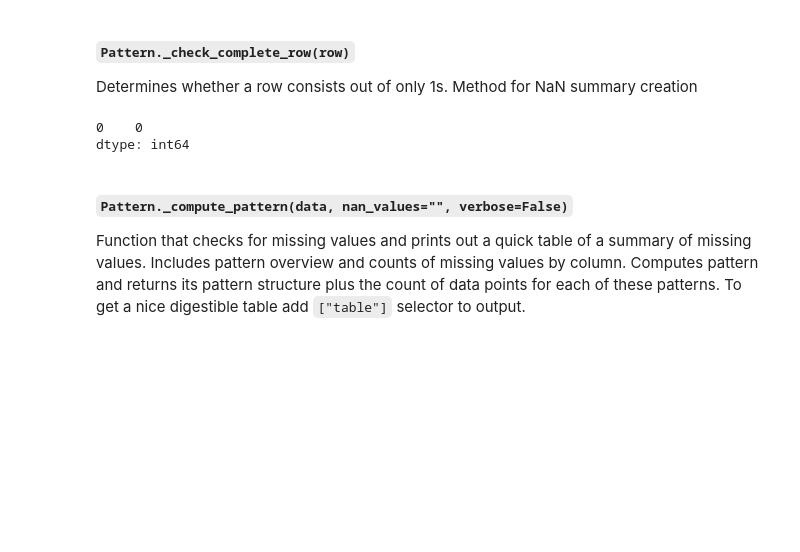
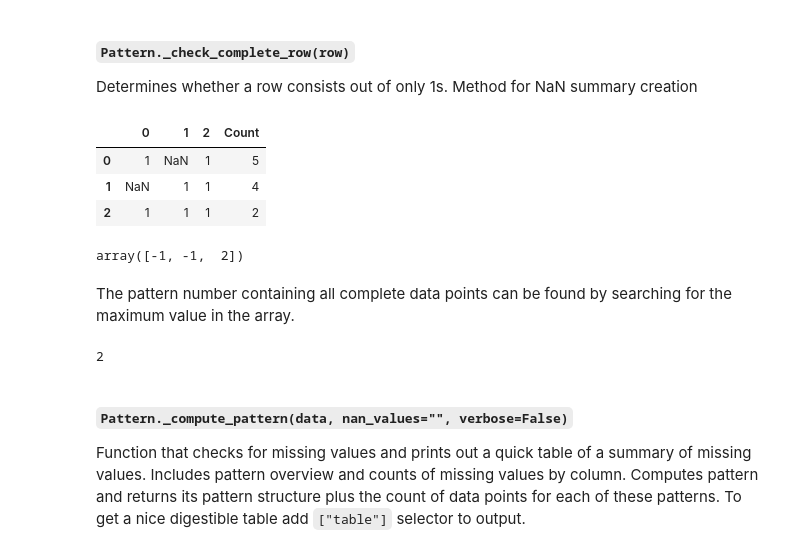
Before and after one commit to andirs/impyte, a Jupyter notebook: sandbox.ipynb, the cells around one changed output. Saved outputs shown, nothing was run; the diff lists cells and outputs as text; code cells hidden in the pictures; blank space fills up the shorter version.

Commit message:
doc: Add new examples for imputation framework

```diff
--- a/sandbox.ipynb
+++ b/sandbox.ipynb
@@ -97,9 +94,14 @@ pattern_log = impyte.Pattern()
 # %% [markdown]
 #### `Pattern._check_complete_row(row)`
 Determines whether a row consists out of only 1s. Method for NaN summary creation
-# %%
-pd.DataFrame([1, 1, 1, 'NaN']).apply(pattern_log._check_complete_row)
-#pattern_log._check_complete_row()
-# %% [output]
-0    0
-dtype: int64
+# %%
+tsc = TestingSetCreator(random_seed=23)
+# %%
+df = tsc.test_set(complete=2, spat1=4, spat2=5)
+imp = impyte.Impyter(df)
+imp.pattern()
+# %% [output]
+|  | 0 | 1 | 2 | Count |
+| 0 | 1 | NaN | 1 | 5 |
+| 1 | NaN | 1 | 1 | 4 |
+| 2 | 1 | 1 | 1 | 2 |
@@ -106,3 +110,13 @@ dtype: int64
+# %%
+test.values
+# %% [output]
+array([-1, -1,  2])
+# %% [markdown]
+The pattern number containing all complete data points can be found by searching for the maximum value in the array.
+# %%
+test.max()
+# %% [output]
+2
 # %% [markdown]
 #### `Pattern._compute_pattern(data, nan_values="", verbose=False)`
 Function that checks for missing values and prints out a quick table of a summary of missing values. Includes pattern overview and counts of missing values by column. Computes pattern and returns its pattern structure plus the count of data points for each of these patterns. To get a nice digestible table add `["table"]` selector to output.
```
Also changed, not shown: parts of 20 cells of this notebook, 1 other file.
